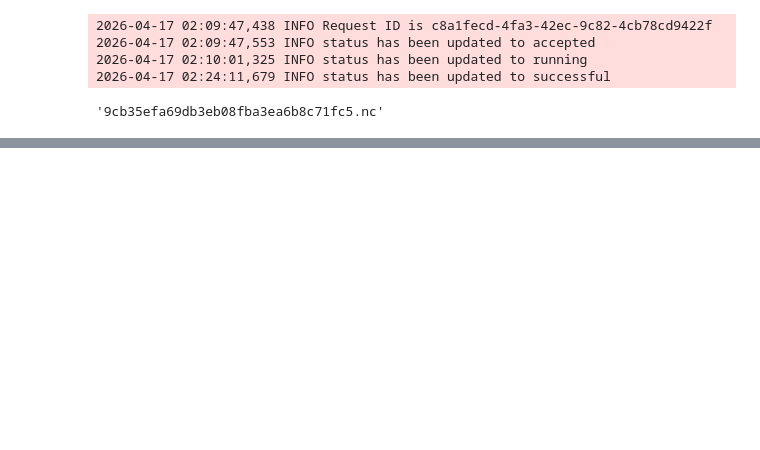
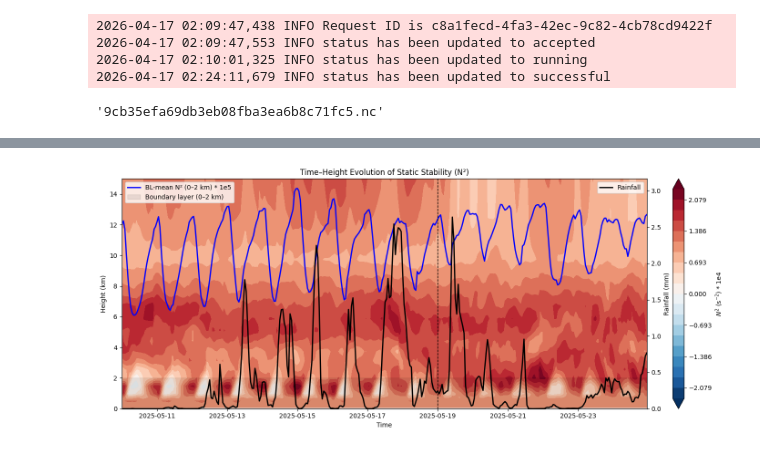
Before and after one commit to bidyutbg/ICTS_workshop, a Jupyter notebook: Bengalore_19May2025.ipynb, the cells around one changed output, grey strips where cells are left out. Cells and saved outputs as stored; diff of their text form; code cells hidden in the pictures; blank space fills up the shorter version.

```diff
--- a/Bengalore_19May2025.ipynb
+++ b/Bengalore_19May2025.ipynb
@@ -149,0 +233,8 @@ Data variables:
+# %%
+
+# Re-attach correct physical units
+
+from metpy.units import units
+
+N2 = N2 * units("s^-2")
+print(N2.metpy.units)
@@ -149,0 +264,83 @@ Data variables:
+# %%
+#convert vertical coordinates to height in km
+height_km = (z.mean("valid_time") / 1000).rename("height_km")
+# %%
+#Prepare N² time–height matrix
+N2_plot = N2.transpose("pressure_level", "valid_time")
+N2_plot = N2_plot * 1e4  # scale for better visualization
+# %%
+#Define plotting limits and levels
+max=N2_plot.max().values
+levels = np.linspace(-max, max, 21)
+# %%
+import matplotlib.pyplot as plt
+
+fig, ax = plt.subplots(figsize=(15, 6))
+
+# ---- 1. Time–height contour of N² ----
+cf = ax.contourf(
+    N2_plot["valid_time"],
+    height_km,
+    N2_plot,
+    levels=levels,
+    cmap="RdBu_r",
+    extend="both"
+)
+
+# plot N² at averaged over BL height (0–2 km) as a black line
+
+#Create a height mask (0–2 km)
+bl_mask = (height_km >= 0) & (height_km <= 2)
+# Apply mask to N²
+N2_masked = N2.where(bl_mask)
+# Vertically average over the BL
+N2_bl = N2_masked.mean(dim="pressure_level")
+# Scale for visibility
+N2_bl_plot = N2_bl * 1e5
+
+ax.plot(
+    N2_bl_plot["valid_time"],
+    N2_bl_plot,
+    color="blue",
+    linewidth=2,
+    label="BL-mean N² (0–2 km) * 1e5"
+)
+
+
+#push the colorbar right and away from the plot
+
+cbar = plt.colorbar(cf, ax=ax, pad=0.04)
+cbar.set_label(r"$N^2$ (s$^{-2}$) * 1e4")
+
+ax.set_ylabel("Height (km)")
+ax.set_xlabel("Time")
+ax.set_ylim(0, 15)
+ax.set_title("Time–Height Evolution of Static Stability (N²)")
+
+# ---- 2. Boundary‑layer mixing (diagnostic shading) ----
+ax.axhspan(0, 2, color="k", alpha=0.08, label="Boundary layer (0–2 km)")
+
+# ---- 3. Rainfall overlay ----
+ax2 = ax.twinx()
+ax2.plot(
+    rain["valid_time"],
+    rain,
+    color="black",
+    linewidth=2,
+    label="Rainfall"
+)
+ax2.set_ylabel("Rainfall (mm)")
+ax2.set_ylim(0, rain.max() * 1.2)
+
+# ---- 4. Event reference line ----
+event_time = np.datetime64("2025-05-19")  # example
+ax.axvline(event_time, color="k", linestyle="--", linewidth=1)
+
+# Legends
+ax.legend(loc="upper left")
+ax2.legend(loc="upper right")
+
+plt.tight_layout()
+plt.show()
+# %% [output]
+[figure, added]
```
Also changed, not shown: parts of 24 cells of this notebook.
